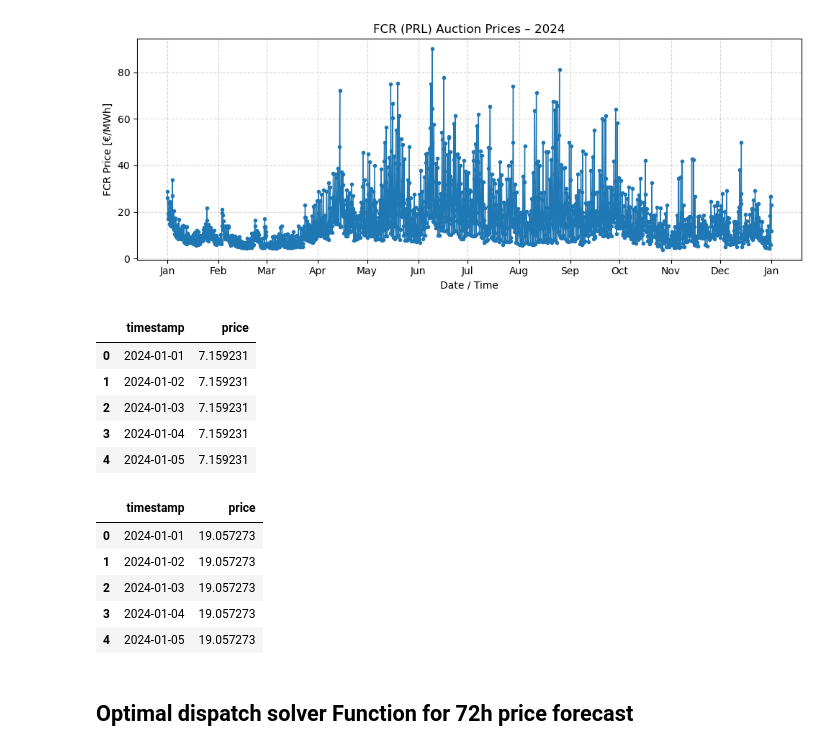
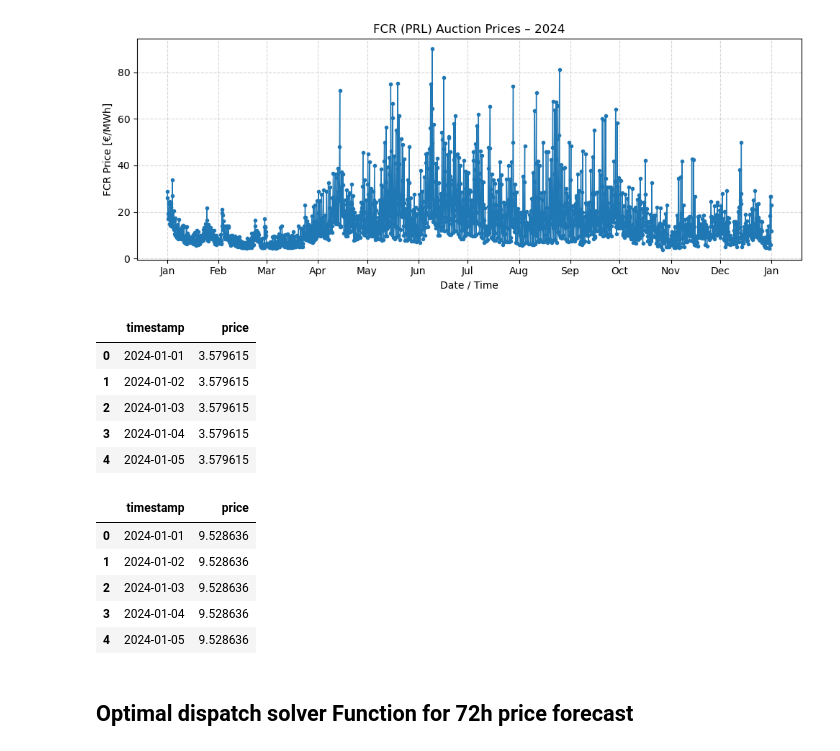
Before and after one commit to epaupe/Energy-Later, a Jupyter notebook: Optimal_Dispatch_Model_DA_FCR_AFRR _rolling.ipynb, the cells around one changed output. Saved outputs shown, nothing was run; the diff lists cells and outputs as text; code cells hidden in the pictures.

```diff
--- a/Optimal_Dispatch_Model_DA_FCR_AFRR _rolling.ipynb
+++ b/Optimal_Dispatch_Model_DA_FCR_AFRR _rolling.ipynb
@@ -115,36 +115,39 @@ plot_fcr_prices(merged_FCR, year=2024) #Plot the FCR prices for the whole year
 # %%
 # =========================
 # Load AFRR prices
 # =========================
 afrr_folder = "data/Swissgrid_PRL_SRL_TRL"
 years_to_load_AFRR = [2024]
 
 AFRR_capacity_data = load_afrr_capacity_prices(afrr_folder, years_to_load_AFRR)
 
 #Capcity prices based on weekly auction data. Energy activation prices assumed constant and defined in the parameter section above
 
 #real auction is weekly, we model daily. Therefore we put the same price for each day per week from the historic data
 AFRR_Pos_Cap_price = AFRR_capacity_data[2024]["pos"]
 AFRR_Neg_Cap_price = AFRR_capacity_data[2024]["neg"]
+AFRR_Pos_Cap_price["price"] = AFRR_Pos_Cap_price["price"] *0.5
+AFRR_Neg_Cap_price["price"] = AFRR_Neg_Cap_price["price"] *0.5
+
 
 
 AFRR_Pos_Cap_price.head()
 # %% [output]
 |  | timestamp | price |
-| 0 | 2024-01-01 | 7.159231 |
-| 1 | 2024-01-02 | 7.159231 |
-| 2 | 2024-01-03 | 7.159231 |
-| 3 | 2024-01-04 | 7.159231 |
-| 4 | 2024-01-05 | 7.159231 |
+| 0 | 2024-01-01 | 3.579615 |
+| 1 | 2024-01-02 | 3.579615 |
+| 2 | 2024-01-03 | 3.579615 |
+| 3 | 2024-01-04 | 3.579615 |
+| 4 | 2024-01-05 | 3.579615 |
 # %%
 AFRR_Neg_Cap_price.head()
 # %% [output]
 |  | timestamp | price |
-| 0 | 2024-01-01 | 19.057273 |
-| 1 | 2024-01-02 | 19.057273 |
-| 2 | 2024-01-03 | 19.057273 |
-| 3 | 2024-01-04 | 19.057273 |
-| 4 | 2024-01-05 | 19.057273 |
+| 0 | 2024-01-01 | 9.528636 |
+| 1 | 2024-01-02 | 9.528636 |
+| 2 | 2024-01-03 | 9.528636 |
+| 3 | 2024-01-04 | 9.528636 |
+| 4 | 2024-01-05 | 9.528636 |
 # %% [markdown]
 ## Optimal dispatch solver Function for 72h price forecast
 # %%
```
Also changed, not shown: parts of 3 cells of this notebook.
